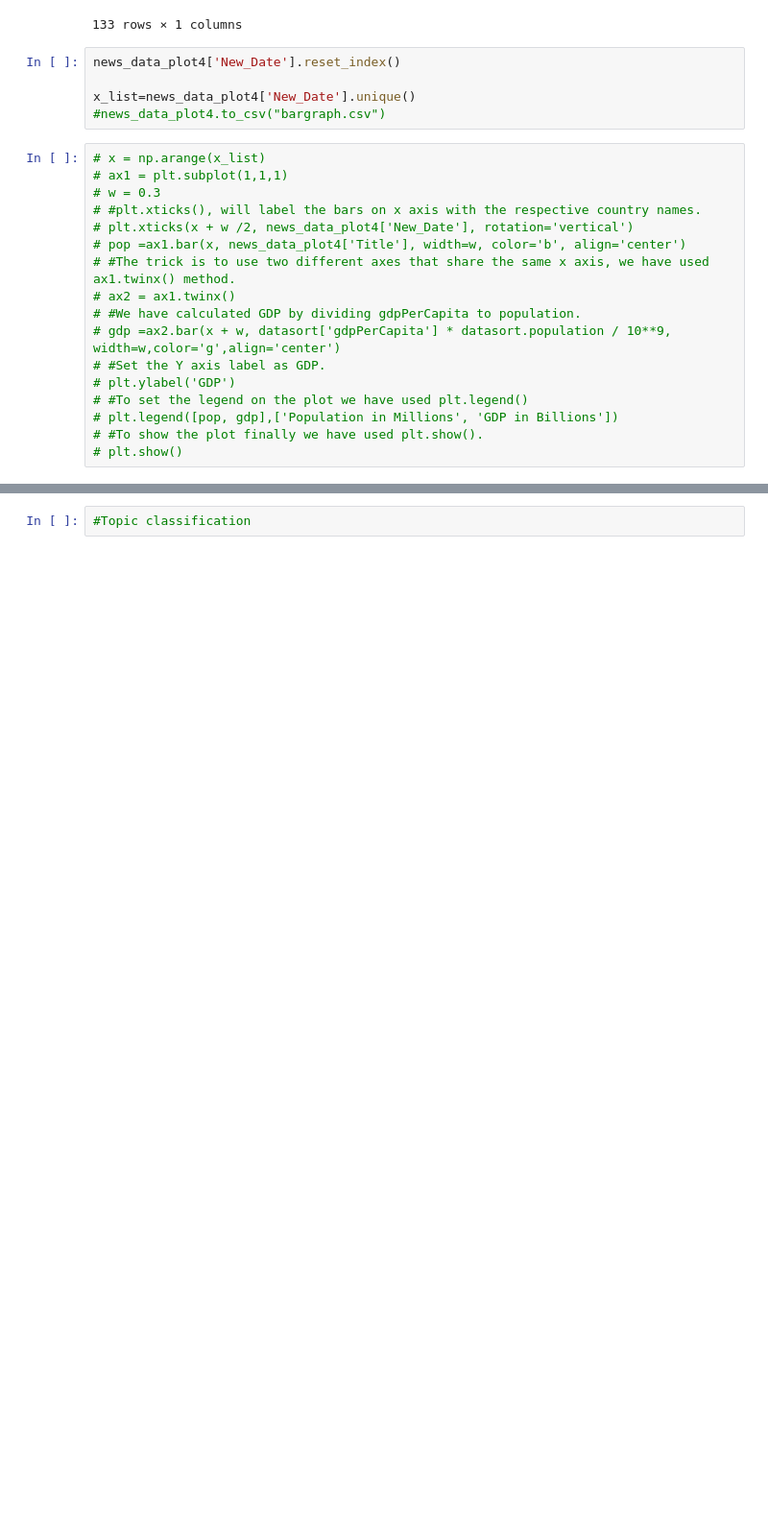
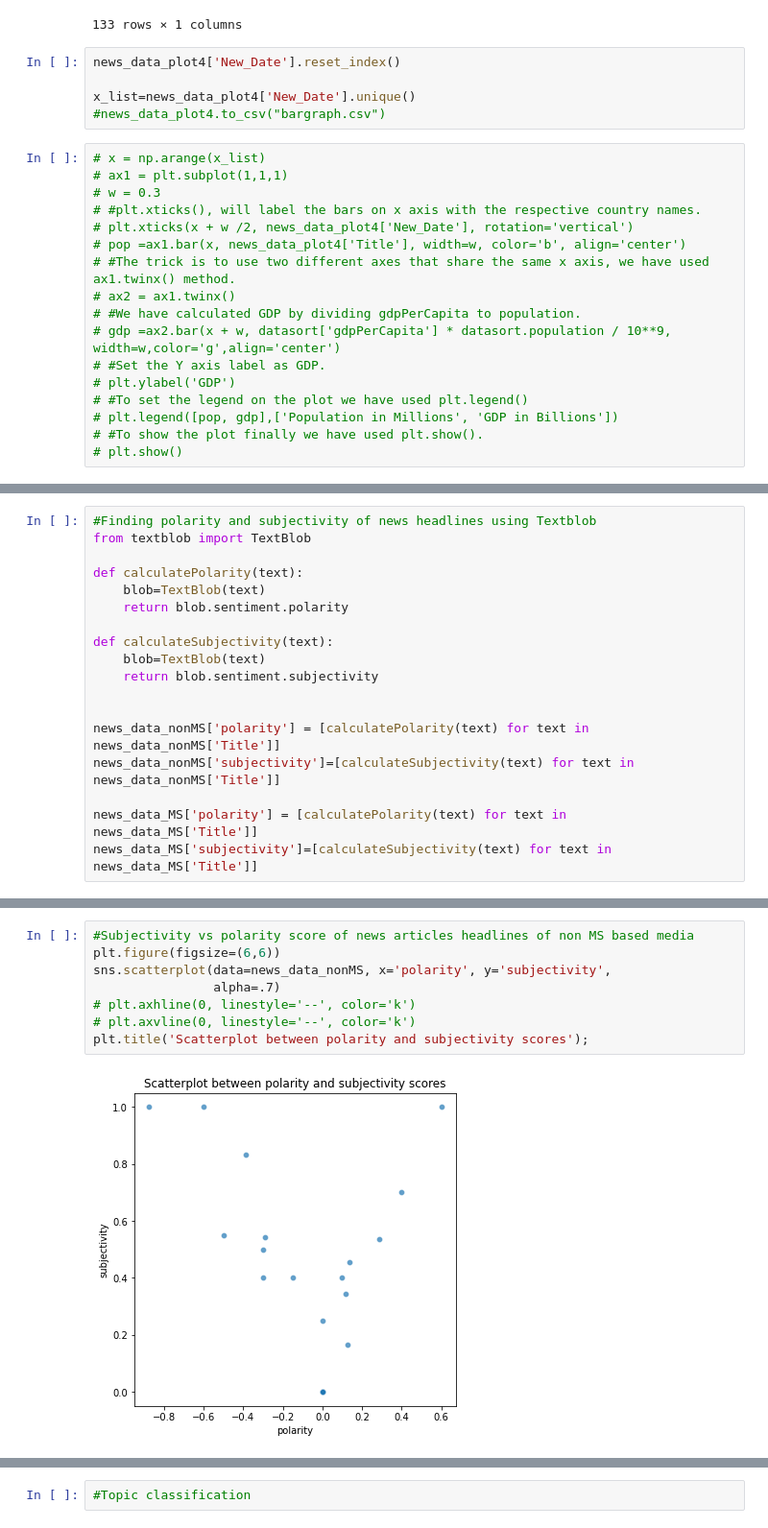
Before and after one commit to rishabhstha/JacksonWaterCrisisAnalysisML, a Jupyter notebook: newsAnalysis.ipynb, the cells around one changed output, grey strips where cells are left out. Shown: that part at 96% size. Cells and saved outputs as stored; diff of their text form; blank space fills up the shorter version.

Commit message:
subjectivity vs polarity scatterplot comparison of MS based and nonMS based sources

```diff
--- a/newsAnalysis.ipynb
+++ b/newsAnalysis.ipynb
@@ -592,0 +593,18 @@ See the caveats in the documentation: https://pandas.pydata.org/pandas-docs/stab
+# %%
+#Finding polarity and subjectivity of news headlines using Textblob
+from textblob import TextBlob
+
+def calculatePolarity(text):
+    blob=TextBlob(text)
+    return blob.sentiment.polarity
+
+def calculateSubjectivity(text):
+    blob=TextBlob(text)
+    return blob.sentiment.subjectivity
+
+
+news_data_nonMS['polarity'] = [calculatePolarity(text) for text in news_data_nonMS['Title']]
+news_data_nonMS['subjectivity']=[calculateSubjectivity(text) for text in news_data_nonMS['Title']]
+
+news_data_MS['polarity'] = [calculatePolarity(text) for text in news_data_MS['Title']]
+news_data_MS['subjectivity']=[calculateSubjectivity(text) for text in news_data_MS['Title']]
@@ -592,0 +668,10 @@ See the caveats in the documentation: https://pandas.pydata.org/pandas-docs/stab
+# %%
+#Subjectivity vs polarity score of news articles headlines of non MS based media
+plt.figure(figsize=(6,6))
+sns.scatterplot(data=news_data_nonMS, x='polarity', y='subjectivity',
+                alpha=.7)
+# plt.axhline(0, linestyle='--', color='k')
+# plt.axvline(0, linestyle='--', color='k')
+plt.title('Scatterplot between polarity and subjectivity scores');
+# %% [output]
+[figure, added]
```
Also changed, not shown: parts of 22 cells of this notebook.
